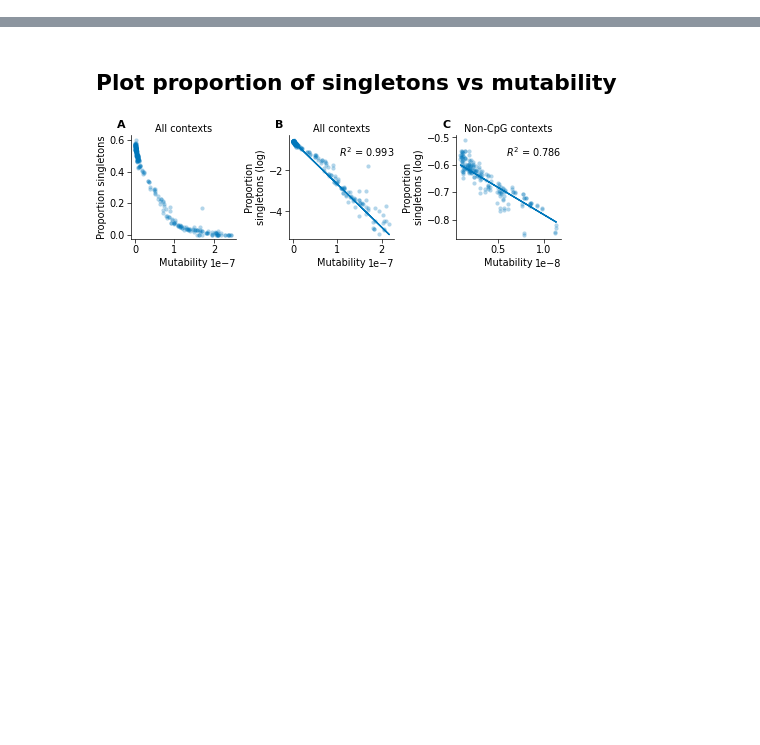
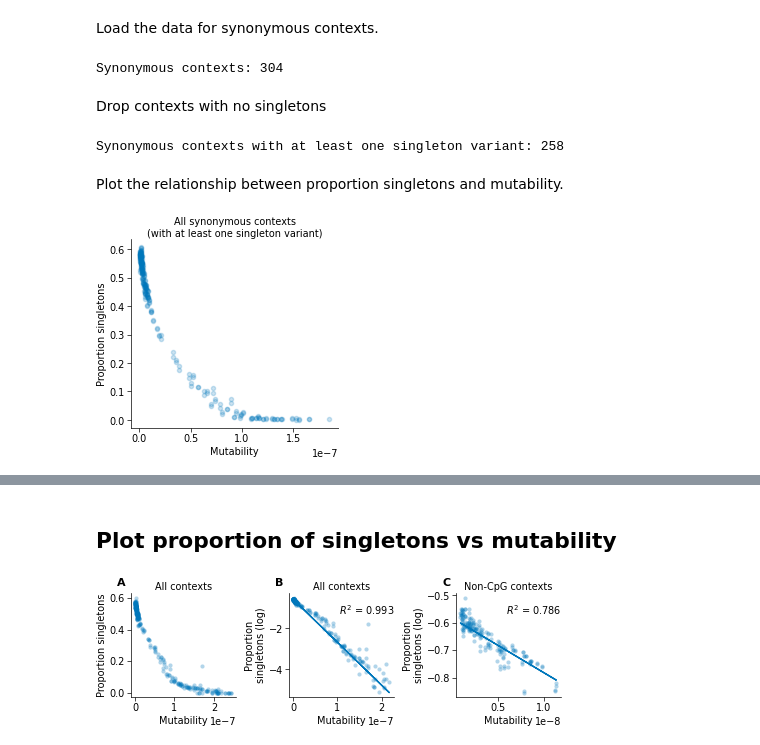
Before and after one commit to alexblakes/regional_nonsense_constraint, a Jupyter notebook: notebooks/02_maps_model_choices.ipynb, the cells around one changed output, grey strips where cells are left out. Saved outputs shown, nothing was run; the diff lists cells and outputs as text; code cells hidden in the pictures; blank space fills up the shorter version.

```diff
--- a/notebooks/02_maps_model_choices.ipynb
+++ b/notebooks/02_maps_model_choices.ipynb
@@ -87,0 +18,35 @@ strong multicollinearity problems or that the design matrix is singular.
+# %% [markdown]
+Load the data for synonymous contexts.
+# %%
+syn = pd.read_csv(C.PS_SYN_CONTEXT, sep="\t")
+print(f"Synonymous contexts: {len(syn)}")
+# %% [output]
+Synonymous contexts: 304
+# %% [markdown]
+Drop contexts with no singletons
+# %%
+syn = syn.query("ps != 0")
+print(f"Synonymous contexts with at least one singleton variant: {len(syn)}")
+# %% [output]
+Synonymous contexts with at least one singleton variant: 258
+# %% [markdown]
+Plot the relationship between proportion singletons and mutability.
+# %%
+x = syn["mu"]
+y = syn["ps"]
+
+fig, ax = plt.subplots(1, 1, figsize=(2.5, 2.5), layout="constrained")
+
+def plot_ps_vs_mu(x, y, ax = ax, **kwargs):
+    """Plot proportion of singletons vs mutability."""
+
+    ax.scatter(x, y, alpha=0.2, marker="o")
+    ax.set_xlabel("Mutability")
+    ax.set_ylabel("Proportion singletons")
+    ax.set_title("All synonymous contexts\n(with at least one singleton variant)")
+
+    return ax
+
+plot_ps_vs_mu(x,y);
+# %% [output]
+[figure, added]
```
Also changed, not shown: parts of 53 cells of this notebook, 2 other files.
